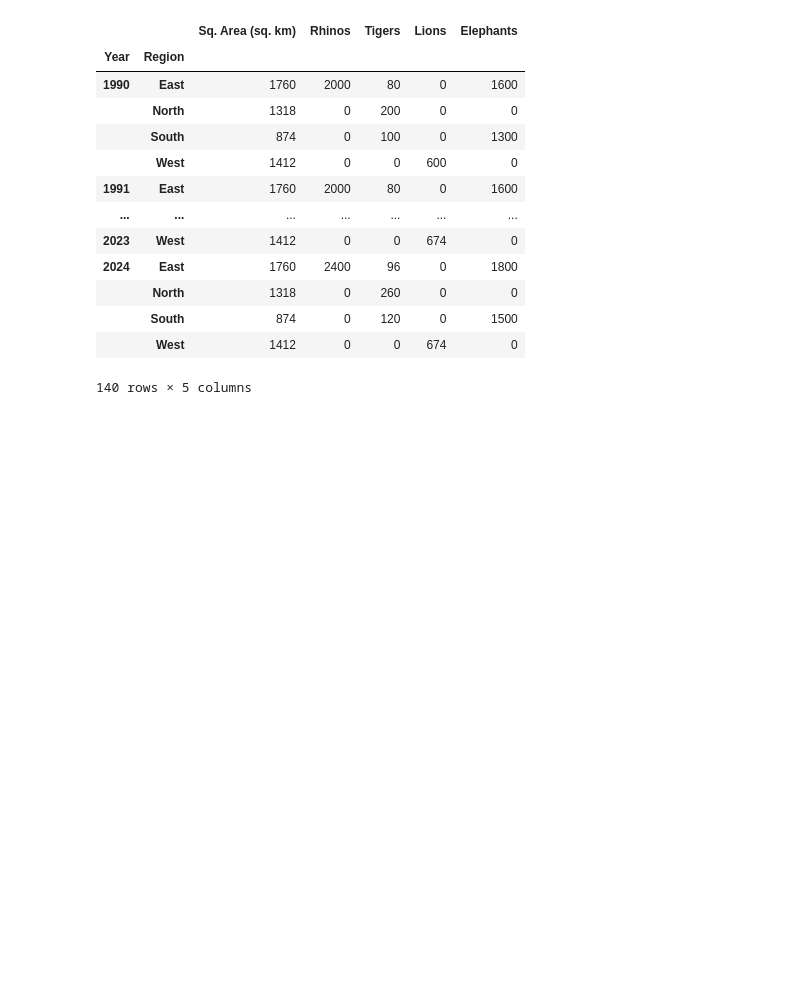
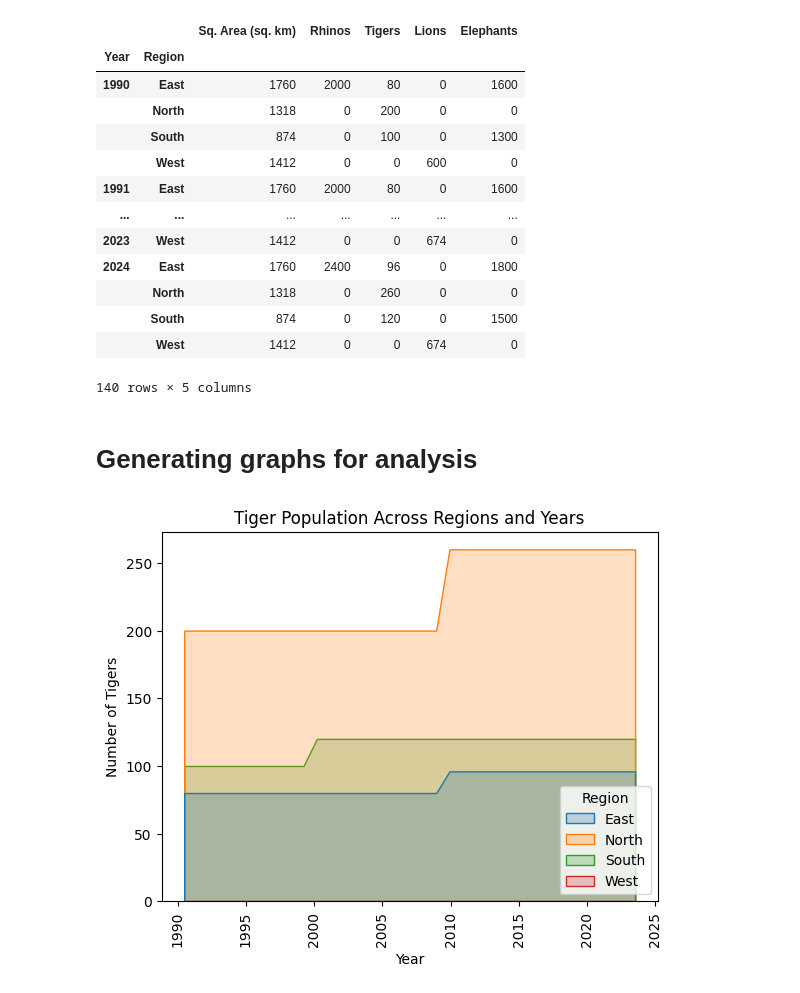
Before and after one commit to kunal-paul04/pandas_projects, a Jupyter notebook: National_Park_Wildlife_Analysis/wildlife_analysis.ipynb, the cells around one changed output. Cells and saved outputs as stored; diff of their text form; code cells hidden in the pictures; blank space fills up the shorter version.

Commit message:
new analysis for wildlife data and learning seaborn

```diff
--- a/National_Park_Wildlife_Analysis/wildlife_analysis.ipynb
+++ b/National_Park_Wildlife_Analysis/wildlife_analysis.ipynb
@@ -126,3 +128,24 @@ df.groupby(['Year', 'Region']).agg({'Sq. Area (sq. km)':'sum', 'Rhinos':'sum', '
 |  | South | 874 | 0 | 120 | 0 | 1500 |
 |  | West | 1412 | 0 | 0 | 674 | 0 |
 140 rows × 5 columns
+# %% [markdown]
+# Generating graphs for analysis
+# %%
+# Generate graph region wise
+reagon_stat = df.groupby(['Year', 'Region']).agg({'Sq. Area (sq. km)':'sum', 'Rhinos':'sum', 'Tigers':'sum', 'Lions':'sum', 'Elephants':'sum'})
+# Reset index while dropping the existing index to avoid column conflicts
+reagon_stat = reagon_stat.reset_index()
+# Determine the number of unique years to set the number of bins appropriately
+num_years = reagon_stat['Year'].nunique()
+# %%
+# Generate a histogram for tigers count analysis with specific bins
+sns.histplot(data=reagon_stat, x='Year', hue='Region', weights='Tigers', element='poly', bins=num_years)
+# Customize the plot
+plt.title('Tiger Population Across Regions and Years')
+plt.ylabel('Number of Tigers')
+plt.xlabel('Year')
+# Show the plot
+plt.xticks(rotation=90)  # Rotate the x labels for better readability
+plt.show()
+# %% [output]
+[figure, added]
```
Also changed, not shown: parts of 5 cells of this notebook.
